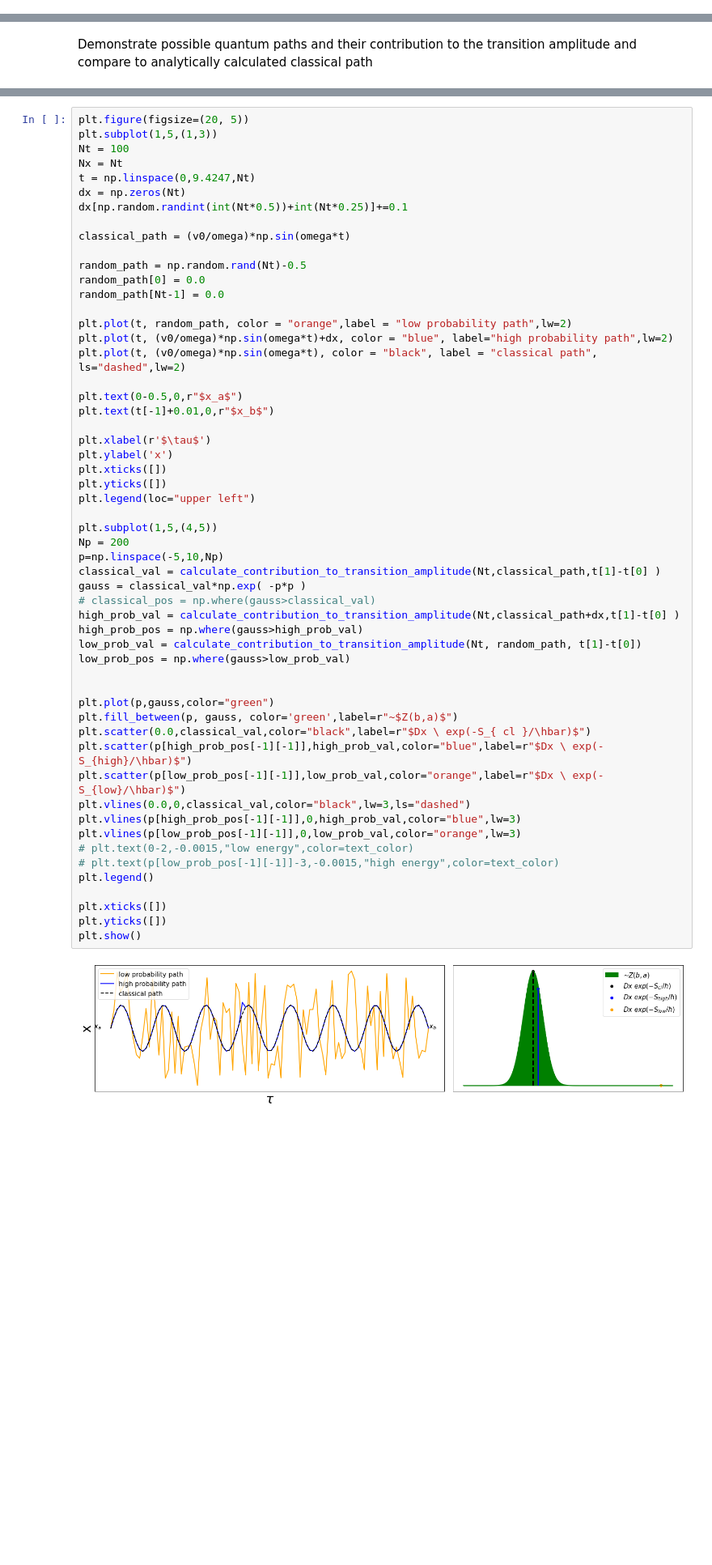
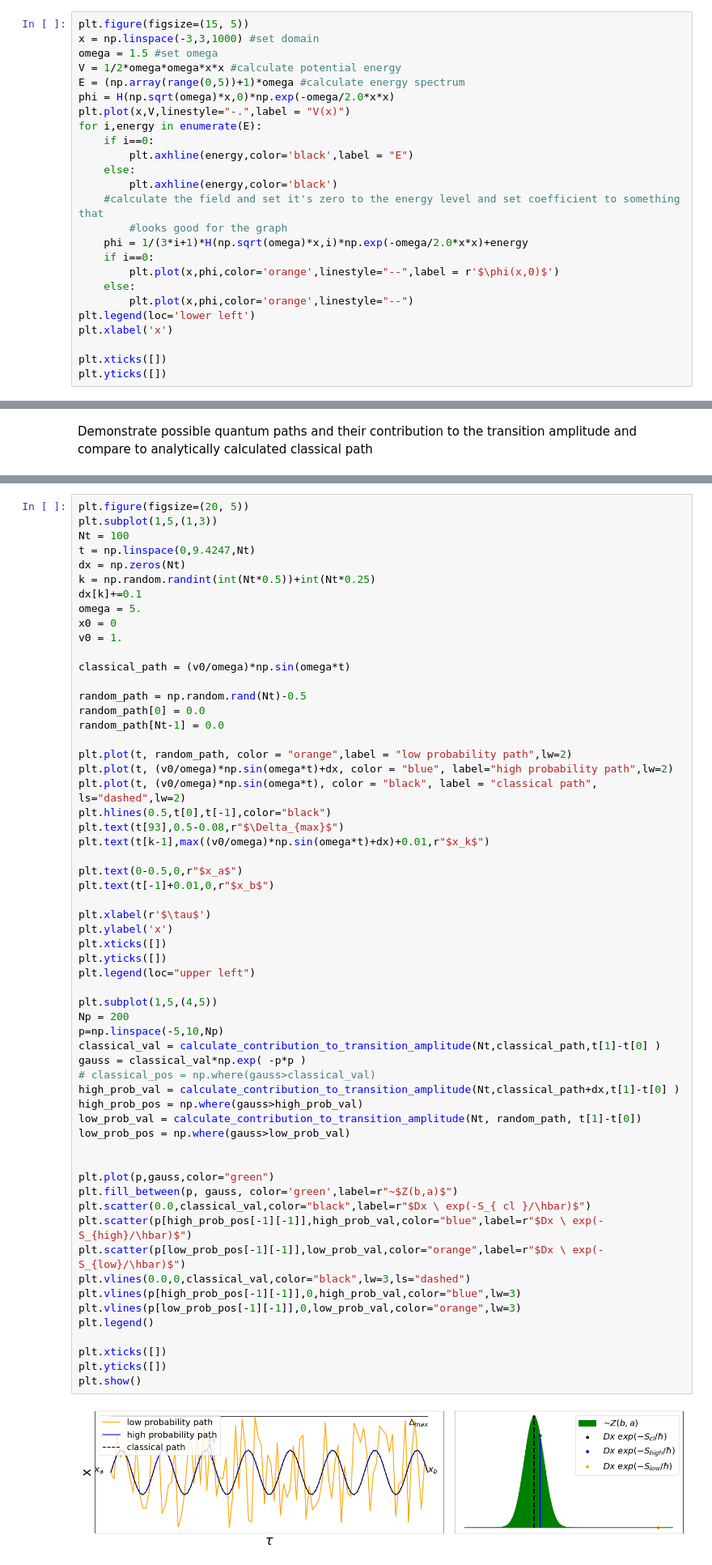
Before and after one commit to xinucode/MCMHMC-1D-SHO, a Jupyter notebook: SHOexample.ipynb, the cells around one changed output, grey strips where cells are left out. Shown: that part at 81% size. Saved outputs shown, nothing was run; the diff lists cells and outputs as text; blank space fills up the shorter version.

```diff
--- a/SHOexample.ipynb
+++ b/SHOexample.ipynb
@@ -71,0 +98,25 @@ plt.show()
+# %%
+plt.figure(figsize=(15, 5))
+x = np.linspace(-3,3,1000) #set domain
+omega = 1.5 #set omega
+V = 1/2*omega*omega*x*x #calculate potential energy
+E = (np.array(range(0,5))+1)*omega #calculate energy spectrum
+phi = H(np.sqrt(omega)*x,0)*np.exp(-omega/2.0*x*x)
+plt.plot(x,V,linestyle="-.",label = "V(x)")
+for i,energy in enumerate(E):
+    if i==0:
+        plt.axhline(energy,color='black',label = "E")
+    else:
+        plt.axhline(energy,color='black')
+    #calculate the field and set it's zero to the energy level and set coefficient to something that
+        #looks good for the graph
+    phi = 1/(3*i+1)*H(np.sqrt(omega)*x,i)*np.exp(-omega/2.0*x*x)+energy
+    if i==0:
+        plt.plot(x,phi,color='orange',linestyle="--",label = r'$\phi(x,0)$')
+    else:
+        plt.plot(x,phi,color='orange',linestyle="--")
+plt.legend(loc='lower left')
+plt.xlabel('x')
+
+plt.xticks([])
+plt.yticks([])
@@ -153,10 +197,13 @@ plt.show()
 plt.figure(figsize=(20, 5))
 plt.subplot(1,5,(1,3))
 Nt = 100
-Nx = Nt
 t = np.linspace(0,9.4247,Nt)
 dx = np.zeros(Nt)
-dx[np.random.randint(int(Nt*0.5))+int(Nt*0.25)]+=0.1
+k = np.random.randint(int(Nt*0.5))+int(Nt*0.25)
+dx[k]+=0.1
+omega = 5.
+x0 = 0
+v0 = 1.
 
 classical_path = (v0/omega)*np.sin(omega*t)
 
@@ -167,6 +214,9 @@ random_path[Nt-1] = 0.0
 plt.plot(t, random_path, color = "orange",label = "low probability path",lw=2)
 plt.plot(t, (v0/omega)*np.sin(omega*t)+dx, color = "blue", label="high probability path",lw=2)
 plt.plot(t, (v0/omega)*np.sin(omega*t), color = "black", label = "classical path", ls="dashed",lw=2)
+plt.hlines(0.5,t[0],t[-1],color="black")
+plt.text(t[93],0.5-0.08,r"$\Delta_{max}$")
+plt.text(t[k-1],max((v0/omega)*np.sin(omega*t)+dx)+0.01,r"$x_k$")
 
 plt.text(0-0.5,0,r"$x_a$")
 plt.text(t[-1]+0.01,0,r"$x_b$")
@@ -176,36 +226,34 @@ plt.ylabel('x')
 plt.xticks([])
 plt.yticks([])
 plt.legend(loc="upper left")
 
 plt.subplot(1,5,(4,5))
 Np = 200
 p=np.linspace(-5,10,Np)
 classical_val = calculate_contribution_to_transition_amplitude(Nt,classical_path,t[1]-t[0] )
 gauss = classical_val*np.exp( -p*p )
 # classical_pos = np.where(gauss>classical_val)
 high_prob_val = calculate_contribution_to_transition_amplitude(Nt,classical_path+dx,t[1]-t[0] )
 high_prob_pos = np.where(gauss>high_prob_val)
 low_prob_val = calculate_contribution_to_transition_amplitude(Nt, random_path, t[1]-t[0])
 low_prob_pos = np.where(gauss>low_prob_val)
 
 
 plt.plot(p,gauss,color="green")
 plt.fill_between(p, gauss, color='green',label=r"~$Z(b,a)$")
 plt.scatter(0.0,classical_val,color="black",label=r"$Dx \ exp(-S_{ cl }/\hbar)$")
 plt.scatter(p[high_prob_pos[-1][-1]],high_prob_val,color="blue",label=r"$Dx \ exp(-S_{high}/\hbar)$")
 plt.scatter(p[low_prob_pos[-1][-1]],low_prob_val,color="orange",label=r"$Dx \ exp(-S_{low}/\hbar)$")
 plt.vlines(0.0,0,classical_val,color="black",lw=3,ls="dashed")
 plt.vlines(p[high_prob_pos[-1][-1]],0,high_prob_val,color="blue",lw=3)
 plt.vlines(p[low_prob_pos[-1][-1]],0,low_prob_val,color="orange",lw=3)
-# plt.text(0-2,-0.0015,"low energy",color=text_color)
-# plt.text(p[low_prob_pos[-1][-1]]-3,-0.0015,"high energy",color=text_color)
 plt.legend()
 
 plt.xticks([])
 plt.yticks([])
 plt.show()
 # %% [output]
-[figure, old version]
+[figure, new version]
 # %% [markdown]
 ## Begin Monte Carlo Calculations of possible paths
 # %% [markdown]
```
Also changed, not shown: parts of 29 cells of this notebook.
